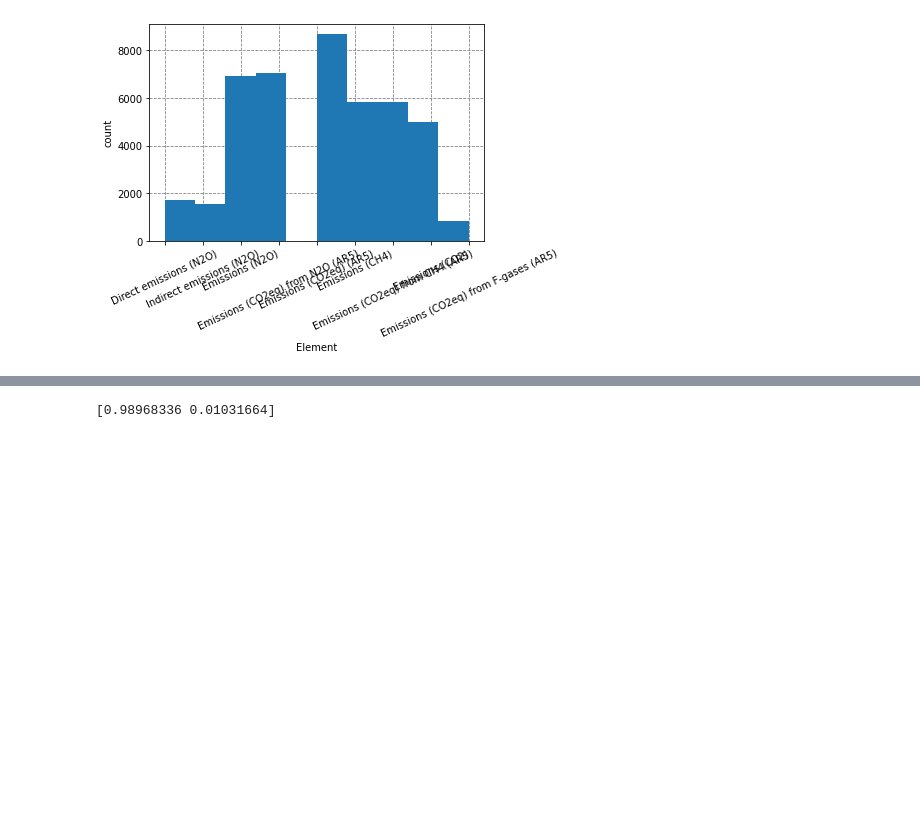
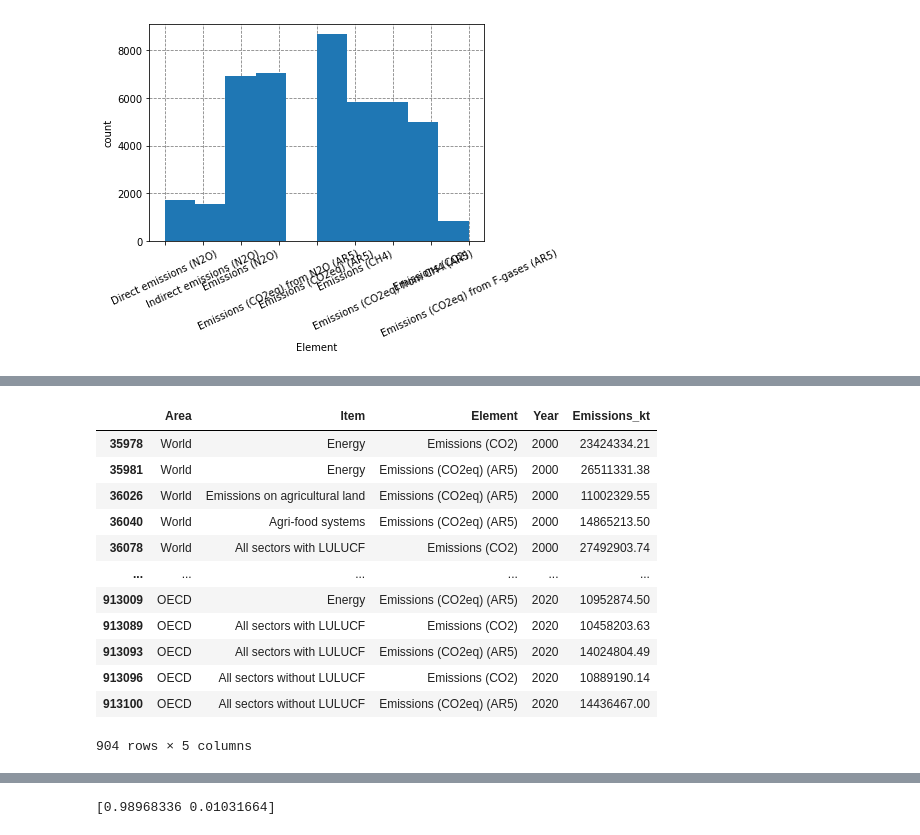
Before and after one commit to ashleyrabanales/rabanales_ML, a Jupyter notebook: Homework/midterm.ipynb, the cells around one changed output, grey strips where cells are left out. Saved outputs shown, nothing was run; the diff lists cells and outputs as text; code cells hidden in the pictures; blank space fills up the shorter version.

```diff
--- a/Homework/midterm.ipynb
+++ b/Homework/midterm.ipynb
@@ -134,0 +203,21 @@ df.plot.scatter(x='Element', y='2018', color='C4', legend=False)
+# %%
+#want to  elimnate some of the items that are not significant and leave the top 5
+index_names = df2[(df2['Emissions_kt'] <= 10000000 )].index
+# drop these given row
+# indexes from dataFrame
+df2.drop(index_names, inplace = True)
+df2
+# %% [output]
+|  | Area | Item | Element | Year | Emissions_kt |
+| 35978 | World | Energy | Emissions (CO2) | 2000 | 23424334.21 |
+| 35981 | World | Energy | Emissions (CO2eq) (AR5) | 2000 | 26511331.38 |
+| 36026 | World | Emissions on agricultural land | Emissions (CO2eq) (AR5) | 2000 | 11002329.55 |
+| 36040 | World | Agri-food systems | Emissions (CO2eq) (AR5) | 2000 | 14865213.50 |
+| 36078 | World | All sectors with LULUCF | Emissions (CO2) | 2000 | 27492903.74 |
+| ... | ... | ... | ... | ... | ... |
+| 913009 | OECD | Energy | Emissions (CO2eq) (AR5) | 2020 | 10952874.50 |
+| 913089 | OECD | All sectors with LULUCF | Emissions (CO2) | 2020 | 10458203.63 |
+| 913093 | OECD | All sectors with LULUCF | Emissions (CO2eq) (AR5) | 2020 | 14024804.49 |
+| 913096 | OECD | All sectors without LULUCF | Emissions (CO2) | 2020 | 10889190.14 |
+| 913100 | OECD | All sectors without LULUCF | Emissions (CO2eq) (AR5) | 2020 | 14436467.00 |
+904 rows × 5 columns
```
Also changed, not shown: parts of 11 cells of this notebook, 1 other file.
